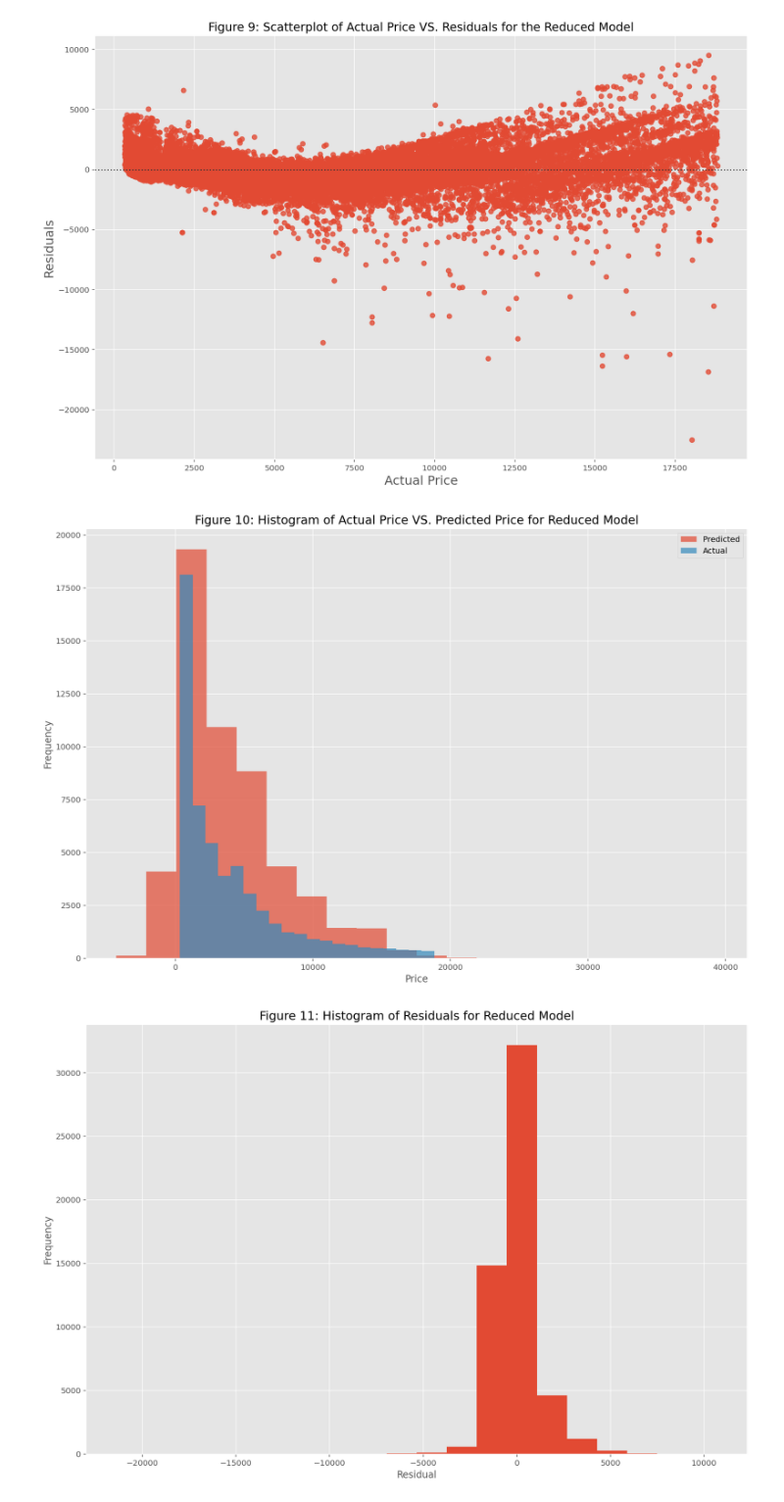
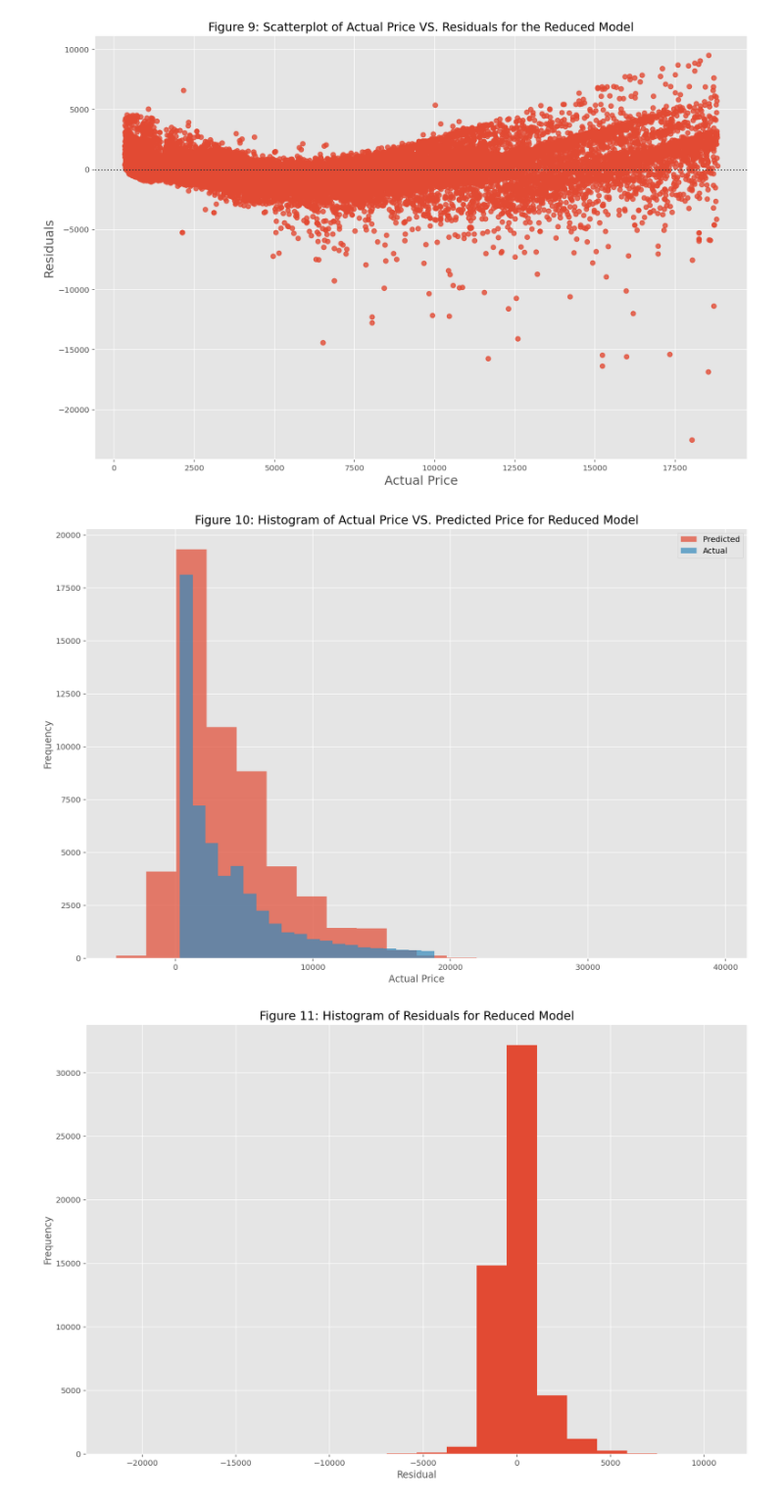
Before and after one commit to s3955624-Chee-Kin-Go/Phase-2, a Jupyter notebook: Phase 2_Group15.ipynb, the cells around one changed output. Shown at 98% size. Cells and saved outputs as stored; diff of their text form; code cells hidden in the pictures.

```diff
--- a/Phase 2_Group15.ipynb
+++ b/Phase 2_Group15.ipynb
@@ -370,14 +370,14 @@ plt.show();
 # %%
 plt.figure(figsize=(15,10))
 plt.hist(residuals_reduced['predicted'], label='Predicted', bins=20, alpha=0.7);
 plt.hist(residuals_reduced['actual'], label='Actual', bins=20, alpha=0.7);
-plt.xlabel('Price');
+plt.xlabel('Actual Price');
 plt.ylabel('Frequency');
 plt.title('Figure 10: Histogram of Actual Price VS. Predicted Price for Reduced Model', fontsize=15);
 plt.legend()
 plt.show();
 # %% [output]
-[figure, old version]
+[figure, new version]
 # %%
 plt.figure(figsize=(15,10))
 plt.hist(residuals_reduced['residual'], bins = 20);
```
Also changed, not shown: parts of 3 cells of this notebook.
